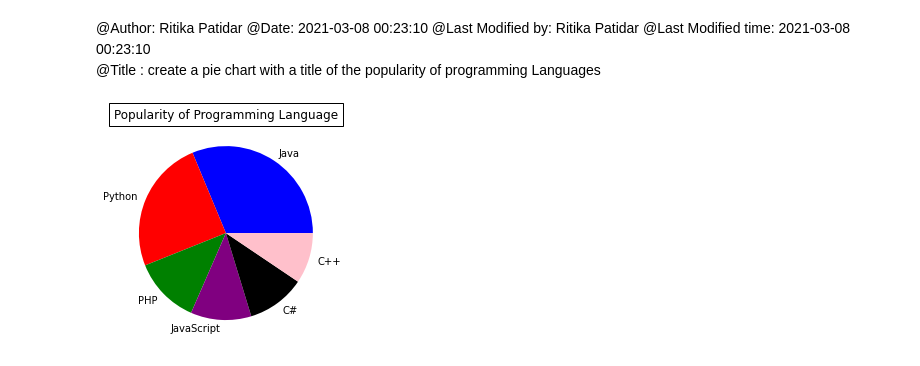
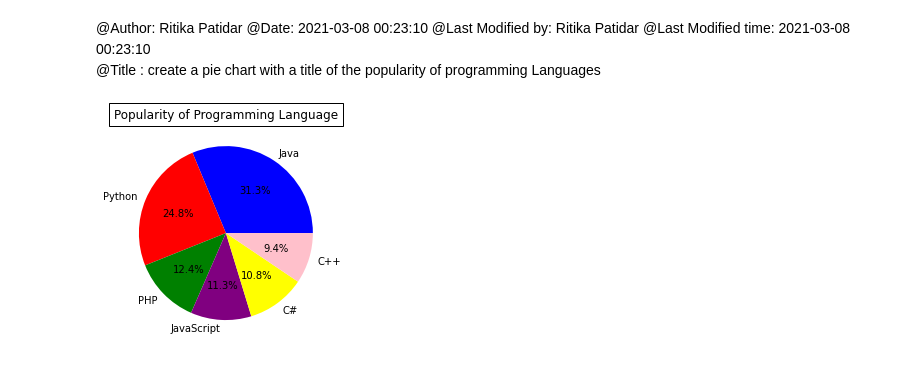
Before and after one commit to ritikapatel1410/Python_Libraries, a Jupyter notebook: Visualization_Libraries/Visualization_Libraries/Matplotlib_Piechart/mp_create_piechart_title.ipynb, the cells around one changed output. Drawn from its saved outputs; the diff is of its cells as text; code cells hidden in the pictures.

```diff
--- a/Visualization_Libraries/Visualization_Libraries/Matplotlib_Piechart/mp_create_piechart_title.ipynb
+++ b/Visualization_Libraries/Visualization_Libraries/Matplotlib_Piechart/mp_create_piechart_title.ipynb
@@ -9,10 +9,10 @@ import matplotlib.pyplot as plt
 # %%
 languages = 'Java', 'Python', 'PHP', 'JavaScript', 'C#', 'C++'
 popuratity = [22.2, 17.6, 8.8, 8, 7.7, 6.7]
-colors = ["blue", "red", "green", "purple", "black", "pink"]
+colors = ["blue", "red", "green", "purple", "yellow", "pink"]
 # %%
-plt.pie(popuratity,labels=languages, colors=colors)
+plt.pie(popuratity,labels=languages, colors=colors,autopct='%1.1f%%')
 plt.title("Popularity of Programming Language", bbox={'facecolor':'white', 'pad':5})
 plt.show()
 # %% [output]
-[figure, old version]
+[figure, new version]
```
